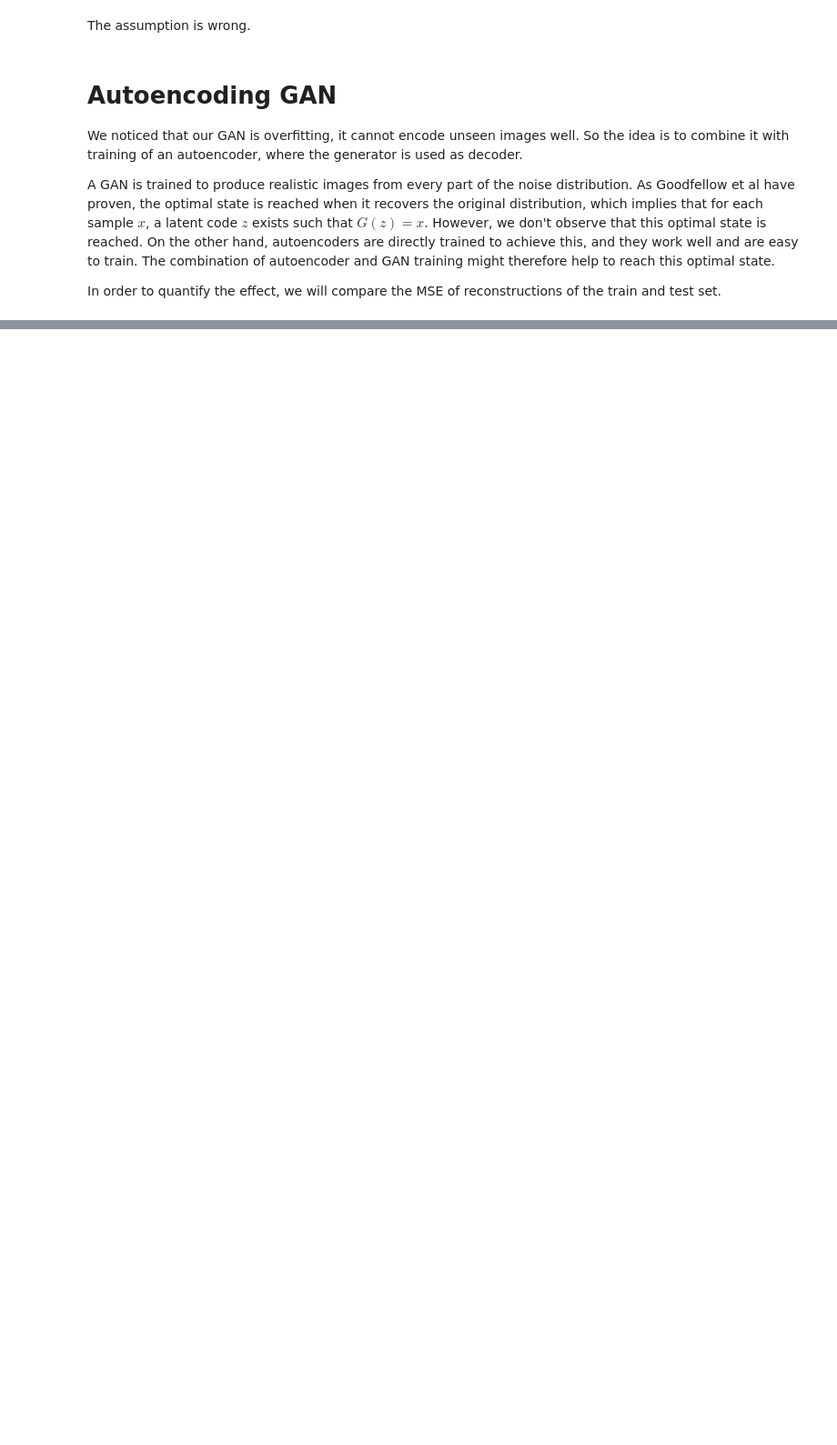
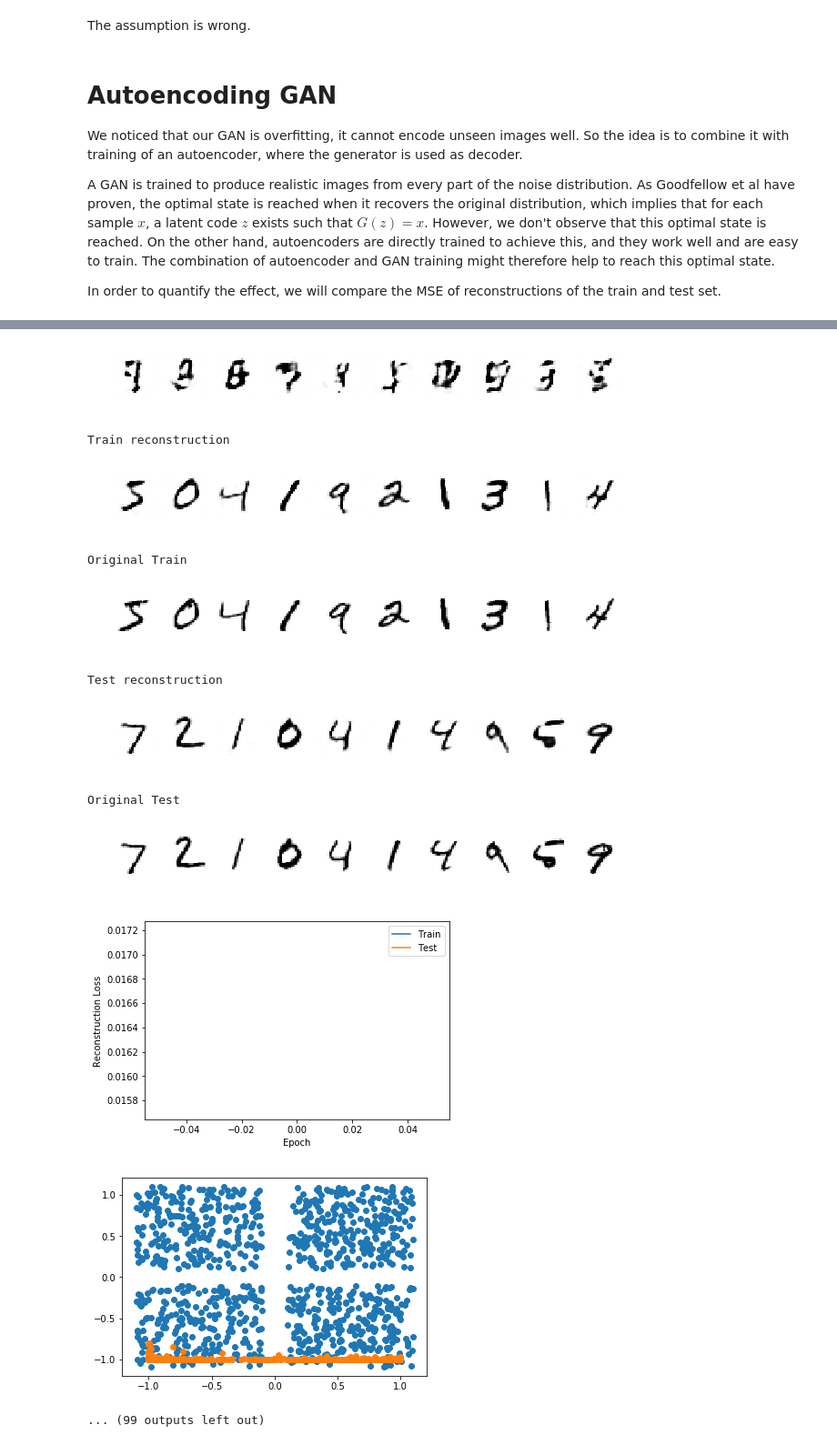
Before and after one commit to nielsrolf/GAN-TUBerlin, a Jupyter notebook: colab_gan_that_imports_from_github.ipynb, the cells around one changed output, grey strips where cells are left out. Shown at 91% size. Drawn from its saved outputs; the diff is of its cells as text; code cells hidden in the pictures; blank space fills up the shorter version.

Commit message:
Some experiments with autoencoding GANs

```diff
--- a/colab_gan_that_imports_from_github.ipynb
+++ b/colab_gan_that_imports_from_github.ipynb
@@ -223,8 +163,6 @@ class DCGAN():
         self.channels = img_shape[-1]
         self.latent_dim = prior.d
         self.prior = prior
-
-
 
         optimizer = Adam(0.0002, 0.5)
 
@@ -255,6 +193,7 @@ class DCGAN():
 
         self.G = self.generator
         self.D = self.discriminator
+        self.optimizer = optimizer
 
 
         if load_from:
@@ -401,6 +340,18 @@ class OverfittingCallback():
         plt.ylabel('Reconstruction Loss')
         plt.legend()
         plt.show()
+
+
+dcgan = gan.DCGAN(gan.Unconnected(100))
+
+period = 10
+overfitting_measure = OverfittingCallback(dcgan, X_train[:100], X_test[:100])
+train_callbacks = [
+    (overfitting_measure.track, 1),
+    (overfitting_measure.plot, 1)
+]
+
+dcgan.train(X_train[:1280], epochs=10, batch_size=128, callbacks=train_callbacks, d_steps=5)
 # %%
 from tensorflow.keras.layers import Input, Dense, Reshape, Flatten, Dropout
 from tensorflow.keras.layers import BatchNormalization, Activation, ZeroPadding2D
@@ -600,0 +509,16 @@ Original Test
+# %%
+aegan = AutoencodingGAN(gan.Unconnected(100), train_decoder=True)
+
+period = 10
+overfitting_measure = OverfittingCallback(aegan, X_train[:100], X_test[:100], Inverser=aegan.encode)
+inverse_distribution = InverseDistributionCallback(aegan, X_test[:1000], inverse=aegan.encode, show_samples=False)
+
+train_callbacks = [
+    (callbacks.EvolvingImageCallback(aegan).plot, 1),
+    (overfitting_measure.track, 1),
+    (overfitting_measure.plot, 1),
+    (inverse_distribution.plot, 1)
+]
+
+aegan.train(X_train, epochs=10, batch_size=128, callbacks=train_callbacks, d_steps=5)
+# %% [output]
@@ -600,0 +527,12 @@ Original Test
+[figure, added]
+Train reconstruction
+[figure, added]
+Original Train
+[figure, added]
+Test reconstruction
+[figure, added]
+Original Test
+[figure, added]
+[figure, added]
+[figure, added]
+... (99 outputs left out)
```
Also changed, not shown: parts of 13 cells of this notebook.
